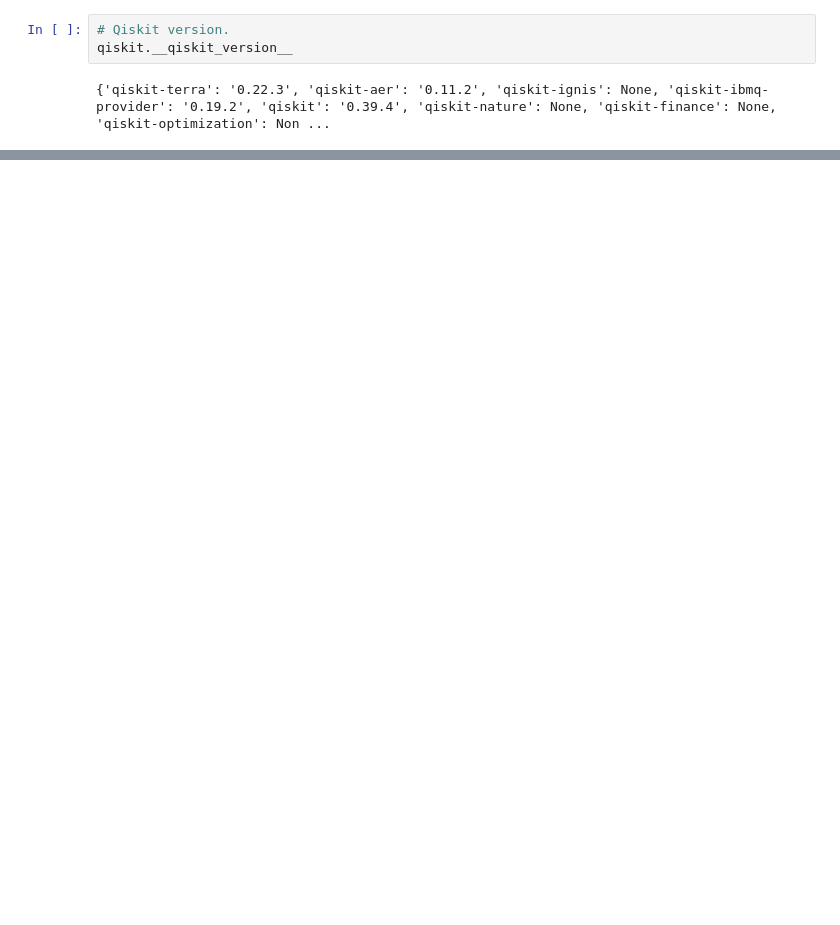
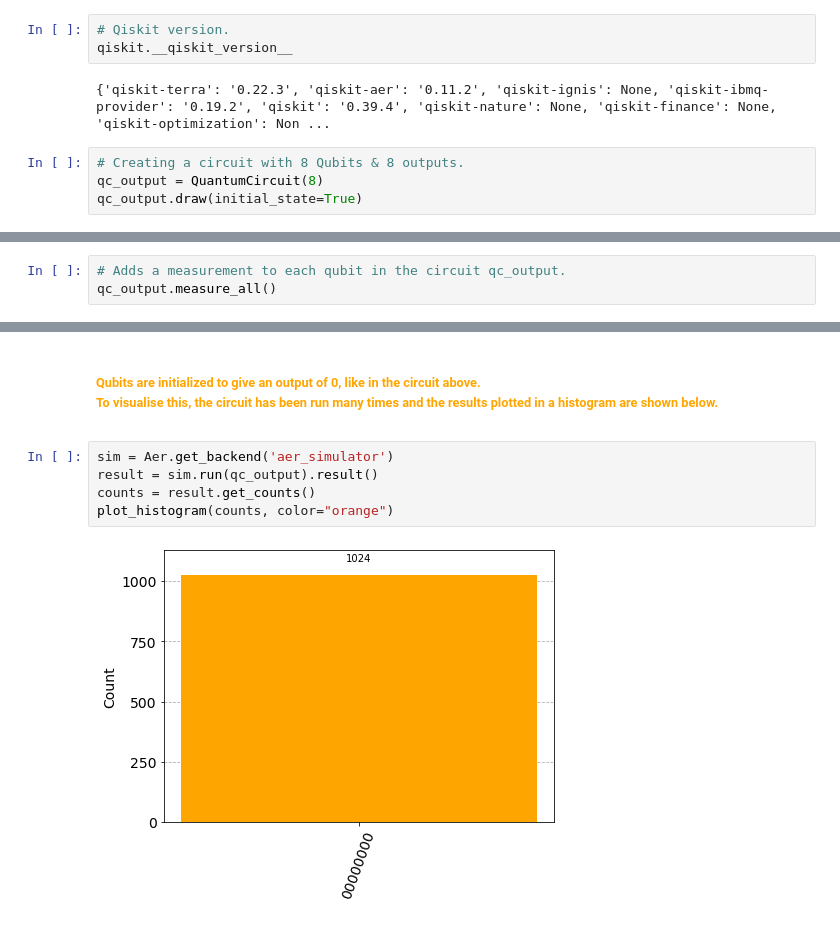
Before and after one commit to alexandrac77/emerging-technologies, a Jupyter notebook: content/Class Notebooks/Quantum Computing.ipynb, the cells around one changed output, grey strips where cells are left out. Drawn from its saved outputs; the diff is of its cells as text; blank space fills up the shorter version.

Commit message:
added work on qubits probability

```diff
--- a/content/Class Notebooks/Quantum Computing.ipynb
+++ b/content/Class Notebooks/Quantum Computing.ipynb
@@ -48,3 +85,7 @@ import qiskit.visualization as viz
 qiskit.__qiskit_version__
 # %% [output]
 {'qiskit-terra': '0.22.3', 'qiskit-aer': '0.11.2', 'qiskit-ignis': None, 'qiskit-ibmq-provider': '0.19.2', 'qiskit': '0.39.4', 'qiskit-nature': None, 'qiskit-finance': None, 'qiskit-optimization': Non ...
+# %%
+# Creating a circuit with 8 Qubits & 8 outputs.
+qc_output = QuantumCircuit(8)
+qc_output.draw(initial_state=True)
@@ -50,0 +108,3 @@ qiskit.__qiskit_version__
+# %%
+# Adds a measurement to each qubit in the circuit qc_output.
+qc_output.measure_all()
@@ -50,0 +133,10 @@ qiskit.__qiskit_version__
+# %% [markdown]
+<font color= "orange" > <h6> Qubits are initialized to give an output of 0, like in the circuit above. <br>
+To visualise this, the circuit has been run many times and the results plotted in a histogram are shown below. </font> </h6>
+# %%
+sim = Aer.get_backend('aer_simulator')
+result = sim.run(qc_output).result()
+counts = result.get_counts()
+plot_histogram(counts, color="orange")
+# %% [output]
+[figure, added]
```
Also changed, not shown: parts of 20 cells of this notebook.
